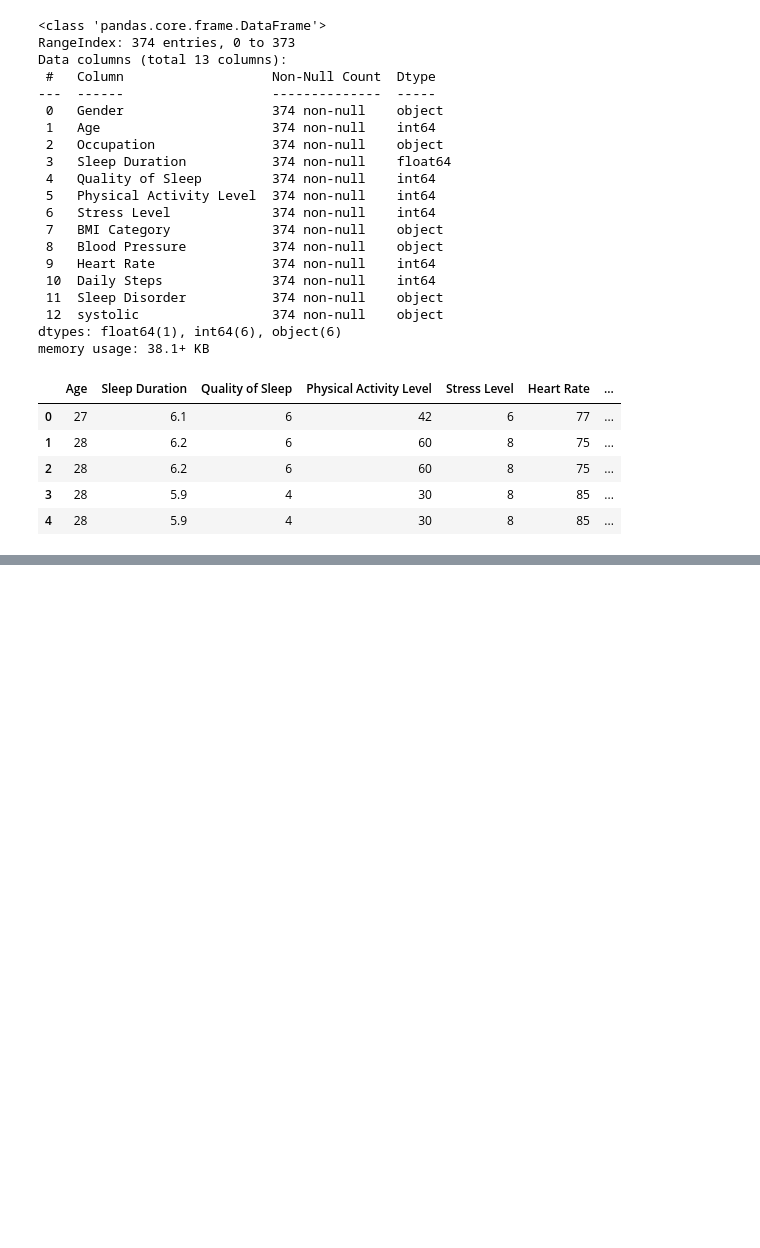
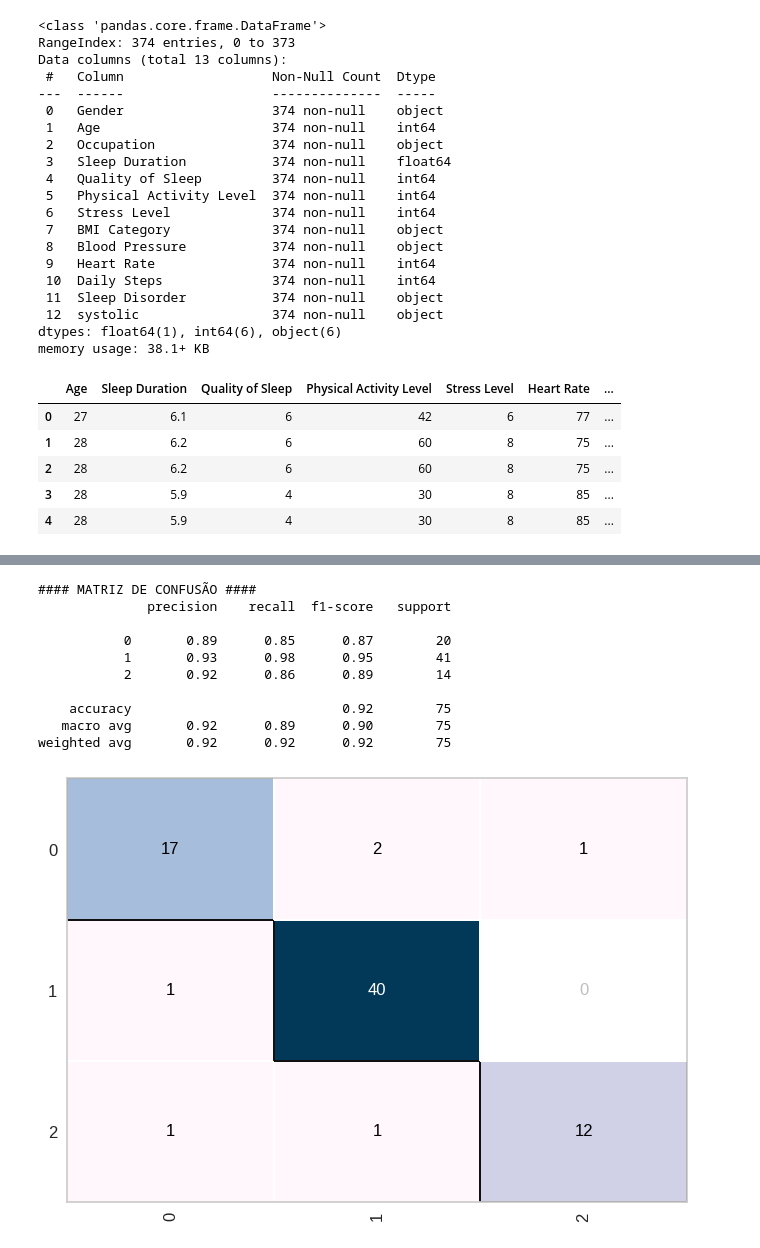
Before and after one commit to cantaruttim/SleepHealthandLifestyle, a Jupyter notebook: SleepHealthandLifestyle.ipynb, the cells around one changed output, grey strips where cells are left out. Drawn from its saved outputs; the diff is of its cells as text; code cells hidden in the pictures; blank space fills up the shorter version.

```diff
--- a/SleepHealthandLifestyle.ipynb
+++ b/SleepHealthandLifestyle.ipynb
@@ -178,0 +392,25 @@ dataset.head()
+# %%
+from sklearn.metrics import accuracy_score, confusion_matrix, classification_report
+from yellowbrick.classifier import ConfusionMatrix
+
+
+print('#### MATRIZ DE CONFUSÃO ####')
+cm = ConfusionMatrix(arvore,
+                     cmap = 'PuBu')
+cm.fit(X_train, y_train)
+cm.score(X_test, y_test)
+
+previsoes = arvore.predict(X_test)
+print(classification_report(y_test, previsoes))
+# %% [output]
+#### MATRIZ DE CONFUSÃO ####
+              precision    recall  f1-score   support
+
+           0       0.89      0.85      0.87        20
+           1       0.93      0.98      0.95        41
+           2       0.92      0.86      0.89        14
+
+    accuracy                           0.92        75
+   macro avg       0.92      0.89      0.90        75
+weighted avg       0.92      0.92      0.92        75
+[figure, added]
```
Also changed, not shown: parts of 20 cells of this notebook.
